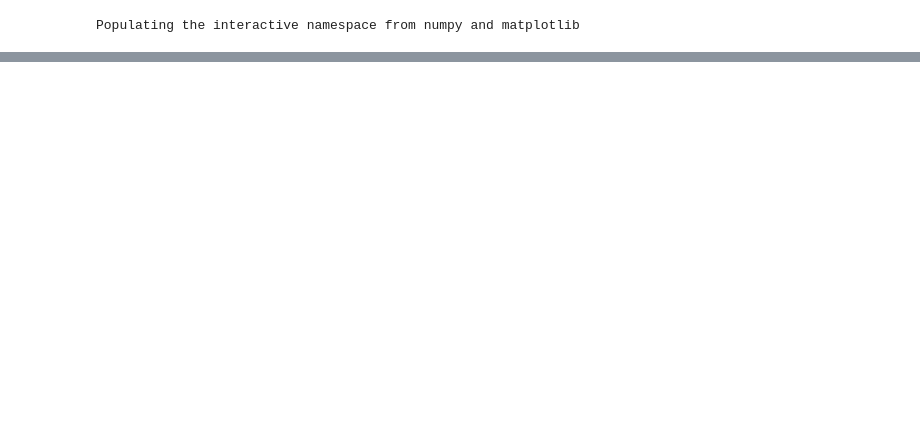
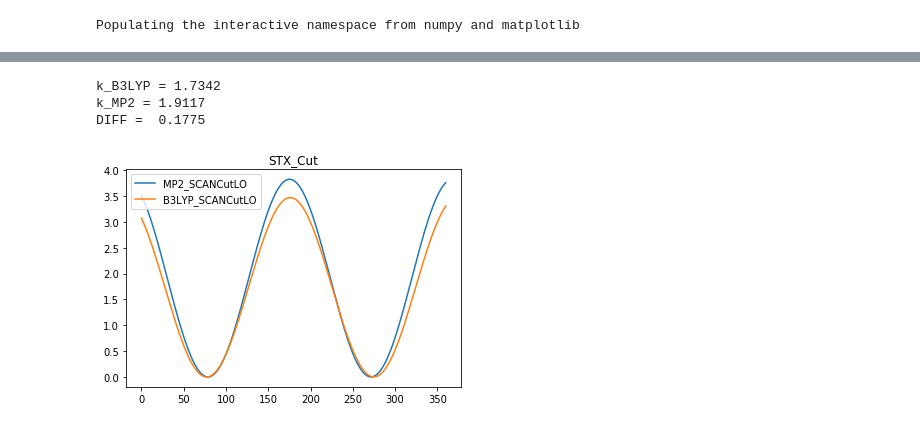
Before and after one commit to jerck1/FFParams, a Jupyter notebook: GeneralCalculations.ipynb, the cells around one changed output, grey strips where cells are left out. Saved outputs shown, nothing was run; the diff lists cells and outputs as text; code cells hidden in the pictures; blank space fills up the shorter version.

```diff
--- a/GeneralCalculations.ipynb
+++ b/GeneralCalculations.ipynb
@@ -125,0 +293,13 @@ dieh_plot(thetha,-11.6995,1.9437,1.5344,"B3LYP-27Conf" )
+# %%
+## VALIDATION SCAN CUTL0_OH --
+dieh_plot(thetha,-32.9671,1.8671,1.9117,"MP2_SCANCutLO")
+dieh_plot(thetha,39.4837,-1.8210,1.7342,"B3LYP_SCANCutLO")
+plt.title("STX_Cut")
+print("k_B3LYP =", 1.7342 )
+print("k_MP2 =",1.9117 )
+print("DIFF = ",1.9117 - 1.7342 )
+# %% [output]
+k_B3LYP = 1.7342
+k_MP2 = 1.9117
+DIFF =  0.1775
+[figure, added]
```
Also changed, not shown: parts of 42 cells of this notebook, 6 other files.
